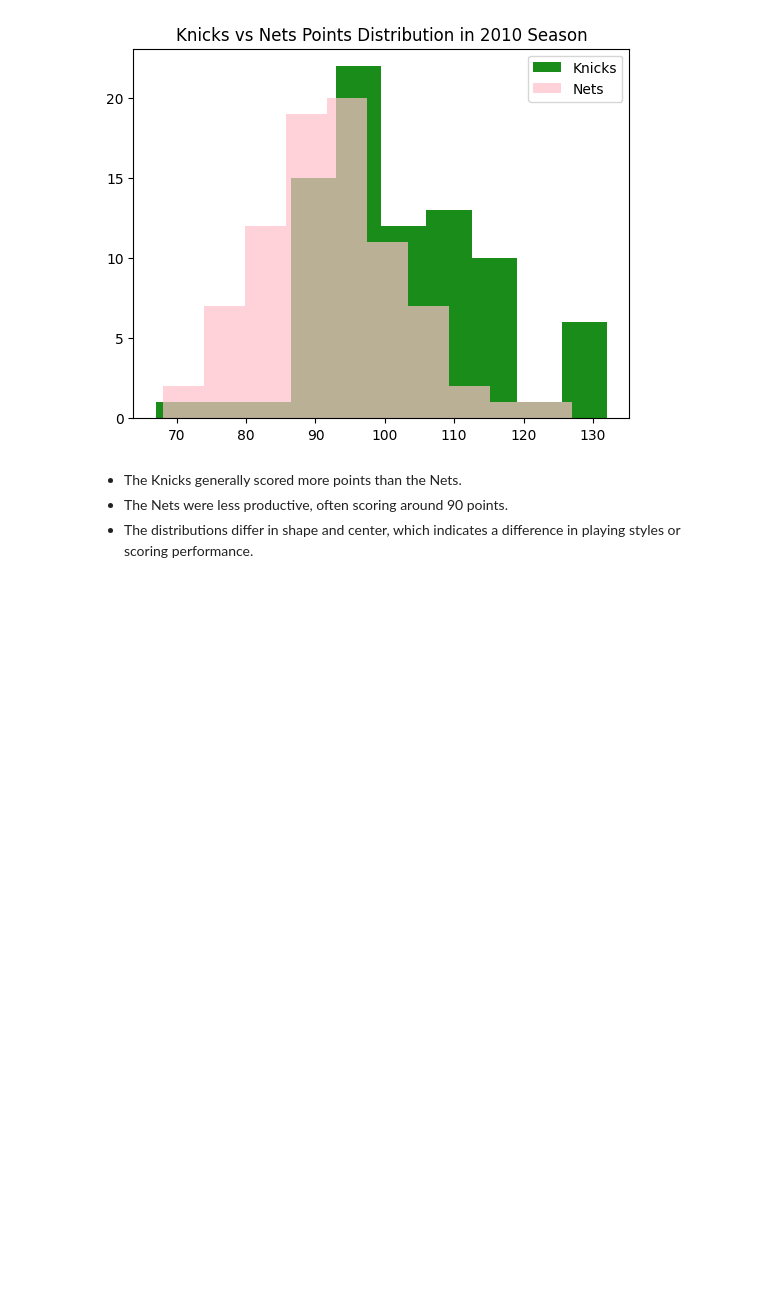
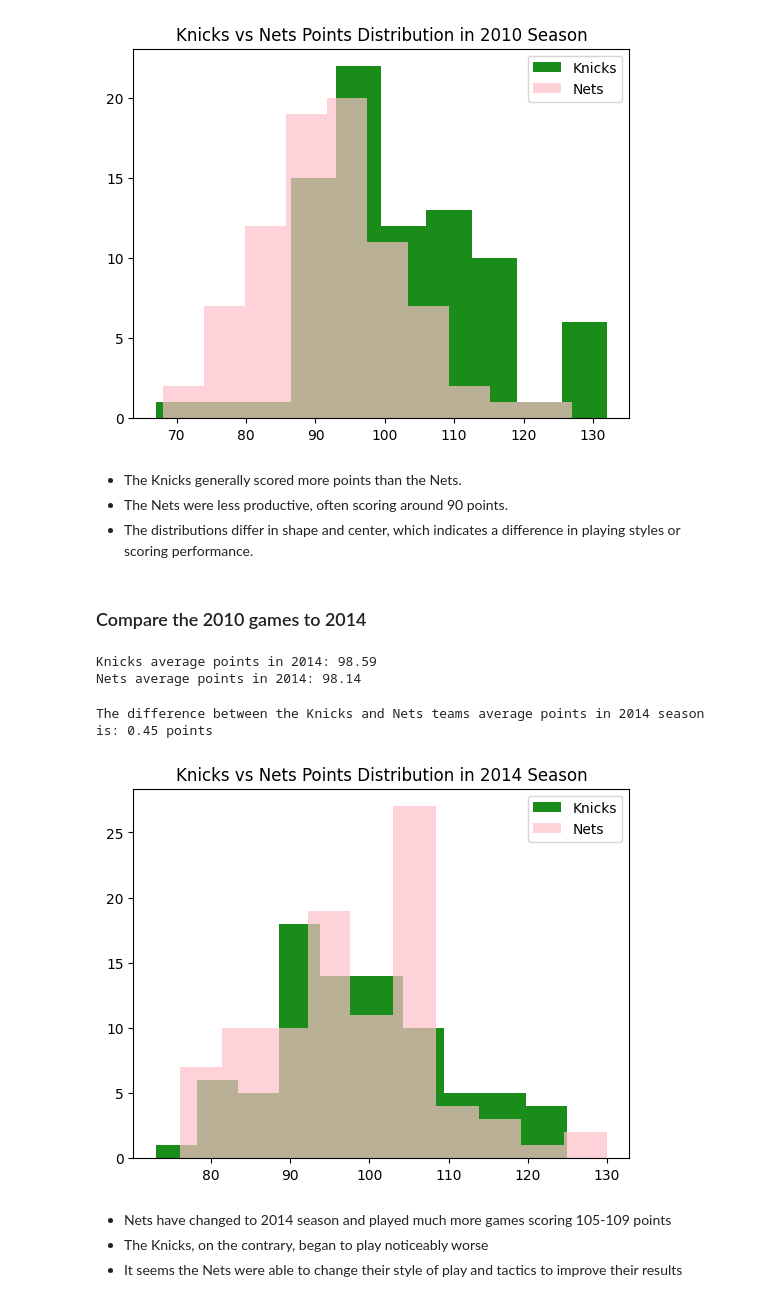
Before and after one commit to 7086600/nba_trends, a Jupyter notebook: nba_trends_project.ipynb, the cells around one changed output. Drawn from its saved outputs; the diff is of its cells as text; code cells hidden in the pictures; blank space fills up the shorter version.

Commit message:
compare the 2010 games to 2014

```diff
--- a/nba_trends_project.ipynb
+++ b/nba_trends_project.ipynb
@@ -108,3 +110,42 @@ plt.show()
 - The Knicks generally scored more points than the Nets.
 - The Nets were less productive, often scoring around 90 points.
 - The distributions differ in shape and center, which indicates a difference in playing styles or scoring performance.
+# %% [markdown]
+### Compare the 2010 games to 2014
+# %%
+# create two series that represent the points each team has scored in their games (Knicks and Nets)
+knicks_pts_14 = nba_2014.pts[nba_2014['fran_id'] == "Knicks"]
+nets_pts_14 = nba_2014.pts[nba_2014['fran_id'] == "Nets"]
+# %%
+# knicks average points
+knicks_pts_14_mean= np.round(knicks_pts_14.mean(), 2)
+# nets average points
+nets_pts_14_mean = np.round(nets_pts_14.mean(), 2)
+
+print(f"Knicks average points in 2014: {knicks_pts_14_mean}")
+print(f"Nets average points in 2014: {nets_pts_14_mean}")
+# %% [output]
+Knicks average points in 2014: 98.59
+Nets average points in 2014: 98.14
+# %%
+# the difference between the two teams’ average points
+diff_means_2014 = np.round(knicks_pts_14_mean - nets_pts_14_mean, 2)
+# print the results
+print(f"The difference between the Knicks and Nets teams average points in 2014 season is: {diff_means_2014} points")
+# %% [output]
+The difference between the Knicks and Nets teams average points in 2014 season is: 0.45 points
+# %%
+# Create a set of overlapping histograms that can be used to compare the points scored for the Knicks compared to the Nets
+# knicks points histogram
+plt.hist(knicks_pts_14, color='green', label='Knicks', density=False, alpha=0.9)
+# nets points histogram
+plt.hist(nets_pts_14, color='pink', label='Nets', density=False, alpha=0.7)
+plt.legend()
+plt.title('Knicks vs Nets Points Distribution in 2014 Season')
+plt.show()
+# %% [output]
+[figure, added]
+# %% [markdown]
+- Nets have changed to 2014 season and played much more games scoring 105-109 points
+- The Knicks, on the contrary, began to play noticeably worse
+- It seems the Nets were able to change their style of play and tactics to improve their results
```
Also changed, not shown: parts of 3 cells of this notebook.
